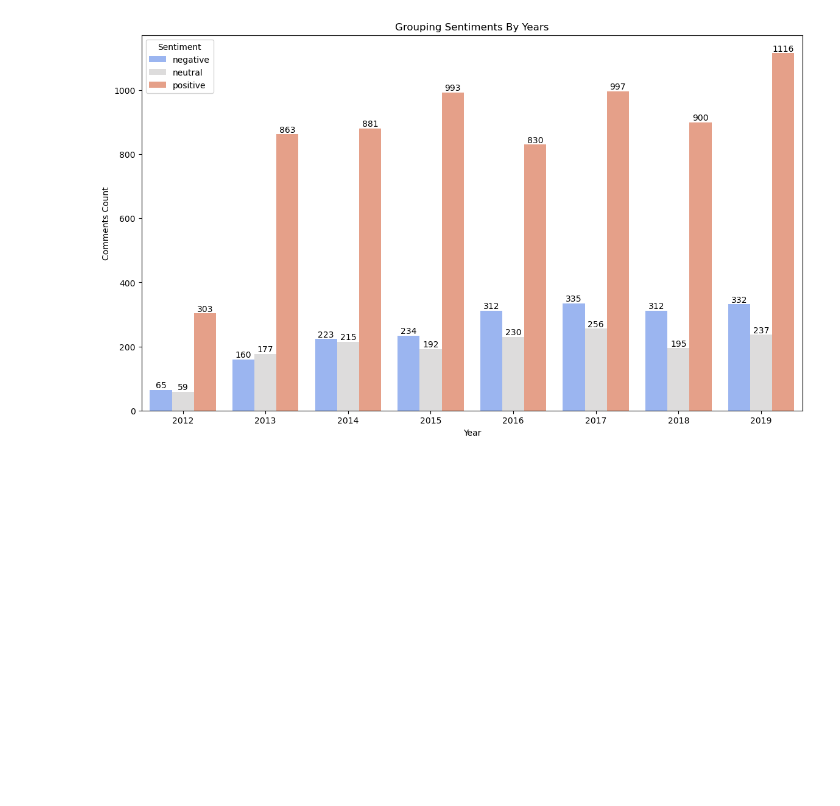
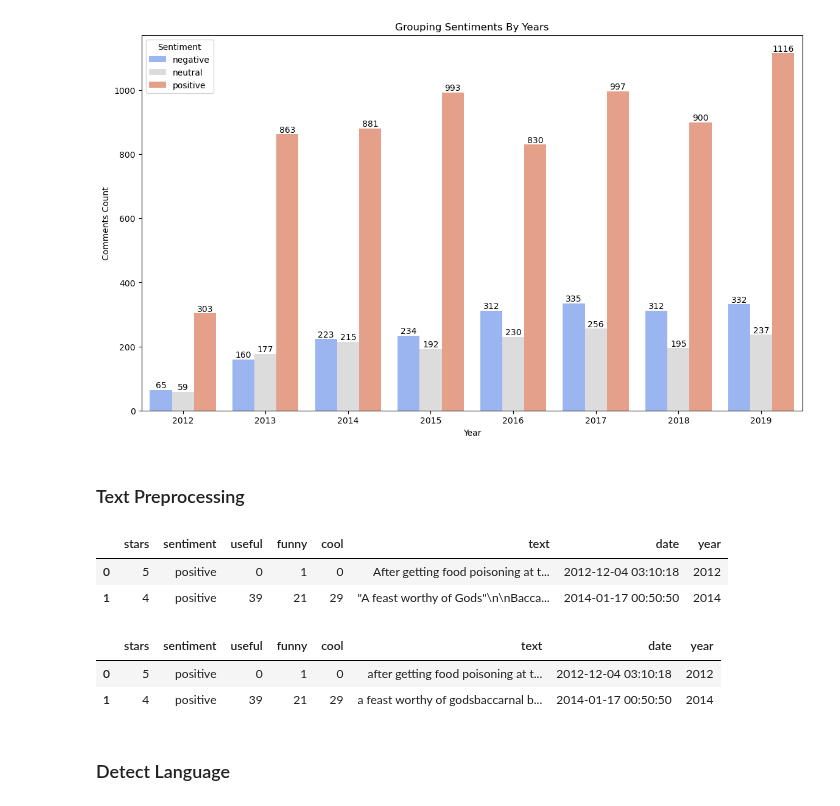
Before and after one commit to zafermesut/ai-crash-course, a Jupyter notebook: Homeworks/NLP-Classification/Restaurant.ipynb, the cells around one changed output. Drawn from its saved outputs; the diff is of its cells as text; code cells hidden in the pictures; blank space fills up the shorter version.

```diff
--- a/Homeworks/NLP-Classification/Restaurant.ipynb
+++ b/Homeworks/NLP-Classification/Restaurant.ipynb
@@ -268,3 +205,11 @@ plt.legend(title='Sentiment')
 plt.show();
 # %% [output]
 [figure]
+# %% [markdown]
+### Text Preprocessing
+# %%
+df.head(2)
+# %% [output]
+|  | stars | sentiment | useful | funny | cool | text | date | year |
+| 0 | 5 | positive | 0 | 1 | 0 | After getting food poisoning at t... | 2012-12-04 03:10:18 | 2012 |
+| 1 | 4 | positive | 39 | 21 | 29 | "A feast worthy of Gods"\n\nBacca... | 2014-01-17 00:50:50 | 2014 |
@@ -270,0 +221,8 @@ plt.show();
+# %%
+df.head(2)
+# %% [output]
+|  | stars | sentiment | useful | funny | cool | text | date | year |
+| 0 | 5 | positive | 0 | 1 | 0 | after getting food poisoning at t... | 2012-12-04 03:10:18 | 2012 |
+| 1 | 4 | positive | 39 | 21 | 29 | a feast worthy of godsbaccarnal b... | 2014-01-17 00:50:50 | 2014 |
+# %% [markdown]
+### Detect Language
```
Also changed, not shown: parts of 15 cells of this notebook.
